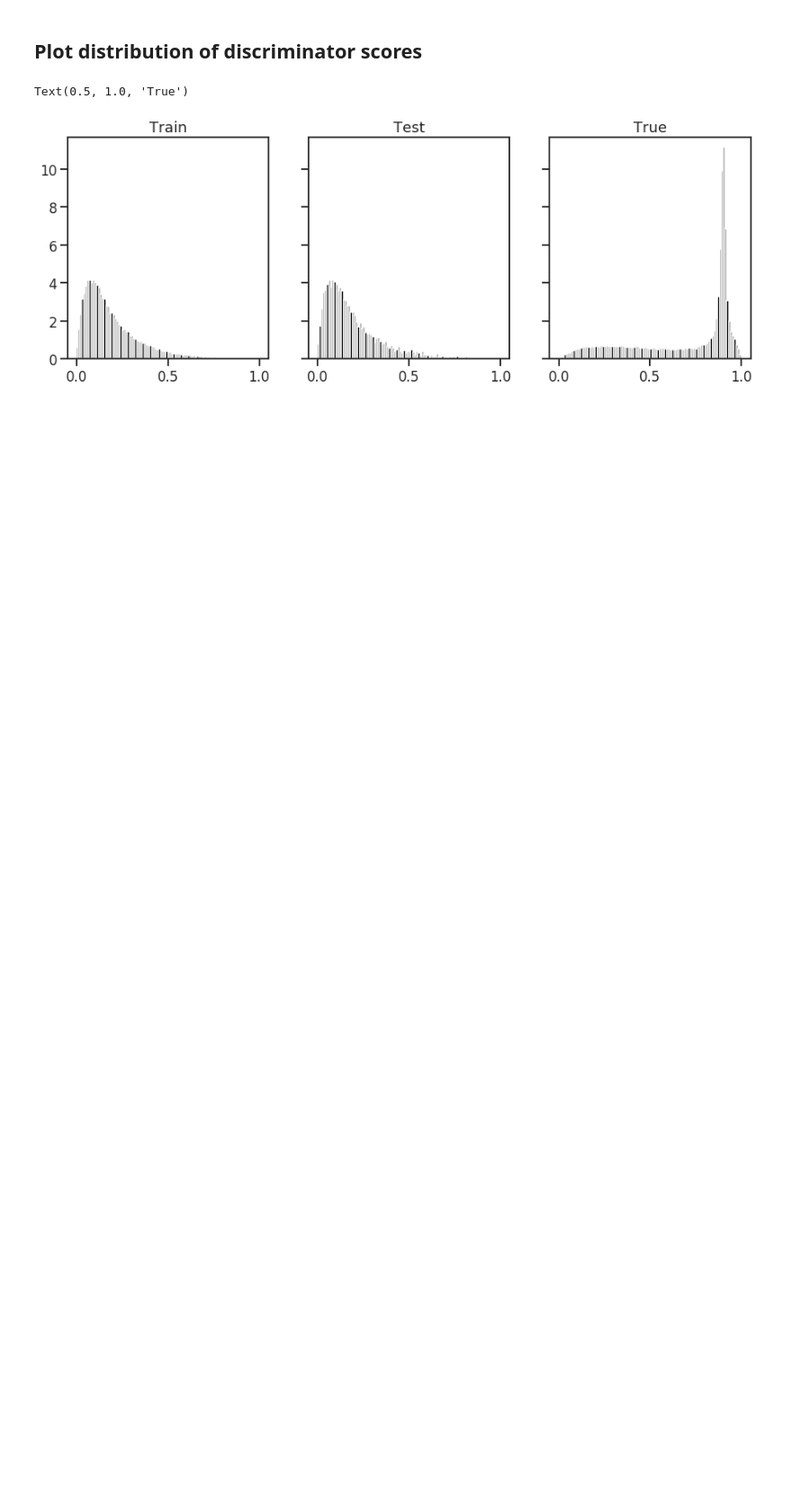
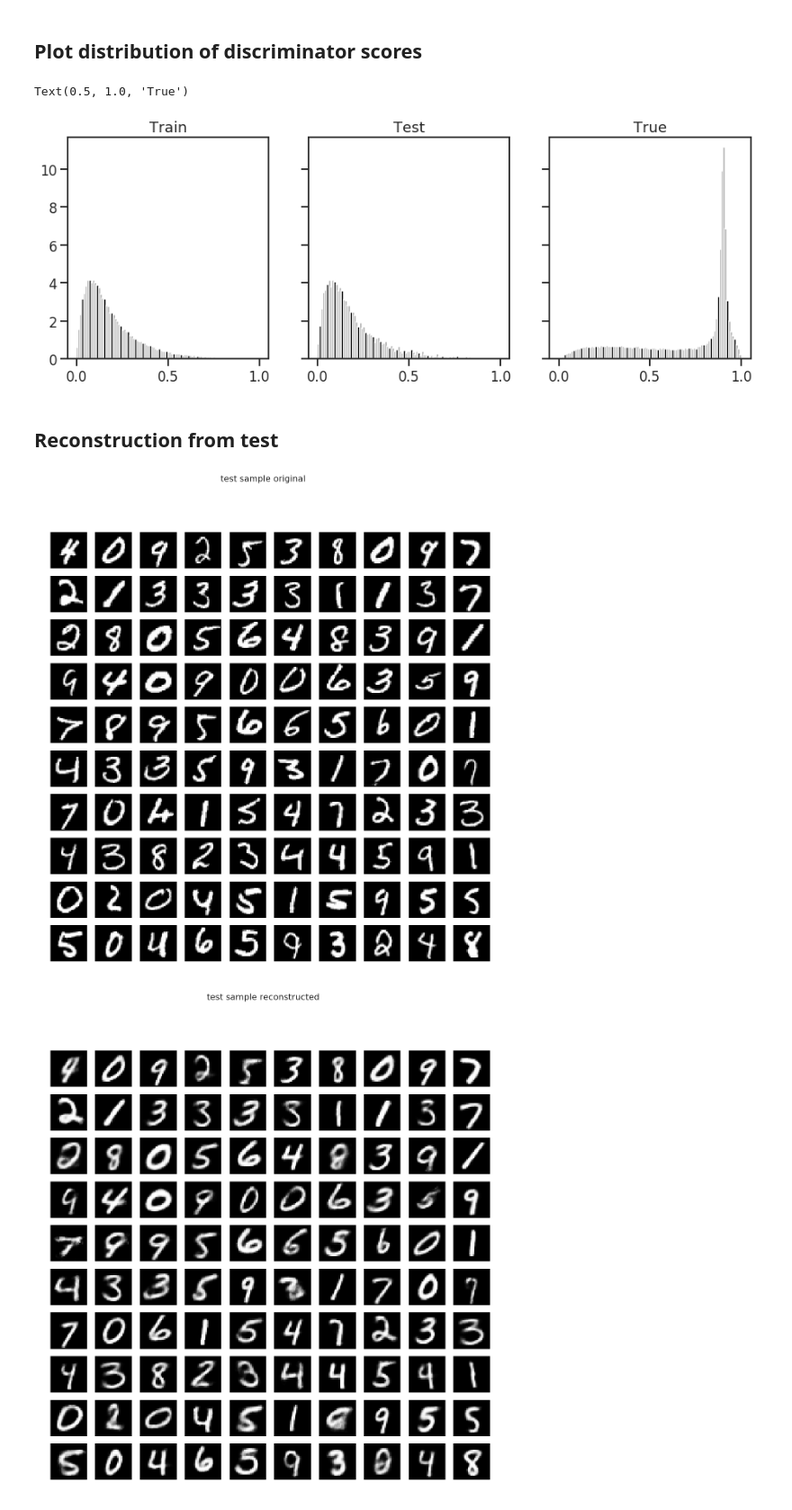
Before and after one commit to napsternxg/ipython-notebooks, a Jupyter notebook: Adversarial_Autoencoder.ipynb, the cells around one changed output. Shown at 90% size. Saved outputs shown, nothing was run; the diff lists cells and outputs as text; code cells hidden in the pictures; blank space fills up the shorter version.

```diff
--- a/Adversarial_Autoencoder.ipynb
+++ b/Adversarial_Autoencoder.ipynb
@@ -42,11 +42,14 @@ img_shape=(28,28)
 def get_encoder(initializer):
   """Encoder model"""
   model_key = "encoder"
+  encoder = Sequential([
+    Reshape(img_shape+(1,), input_shape=img_shape, name=f"{model_key}_flatten"),
+    Conv2D(16, (3, 3), activation='relu', padding='same'),
+    Conv2D(8, (3, 3), activation='relu', padding='same')
+
+  ], name=model_key)
   x_input=Input(img_shape, name=f"{model_key}_input")
-  flatten_layer=Flatten(
-      input_shape=img_shape,
-      name=f"{model_key}_flatten"
-  )(x_input)
+  reshape_layer=(x_input)
   encoder_hidden_1=Dense(
       e_h_1,activation='relu',
       kernel_initializer=initializer,
@@ -526,3 +529,14 @@ ax[2].set_title("True")
 # %% [output]
 Text(0.5, 1.0, 'True')
 [figure]
+# %% [markdown]
+## Reconstruction from test
+# %%
+idx = np.random.randint(0, x_test.shape[0], half_batch)
+test_images=x_test[idx]
+reconstructed_test_images=autoencoder.predict(test_images)
+imagegrid(epoch, test_images, "test sample original")
+imagegrid(epoch, reconstructed_test_images, "test sample reconstructed")
+# %% [output]
+[figure, added]
+[figure, added]
```
Also changed, not shown: parts of 1 cell of this notebook.
